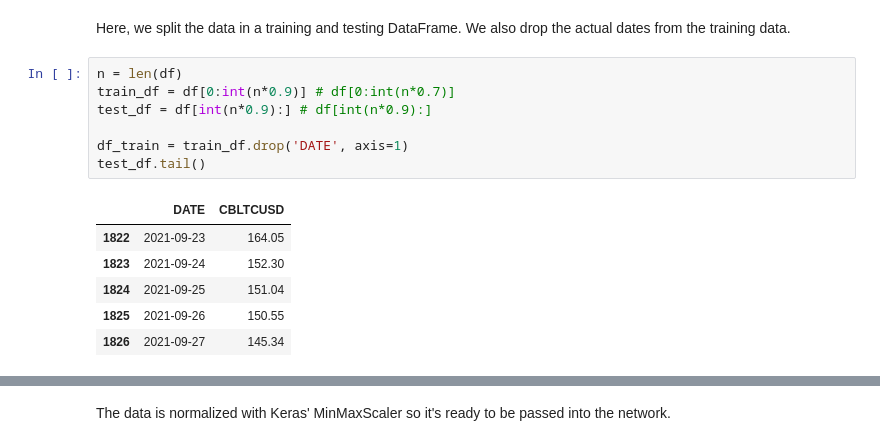
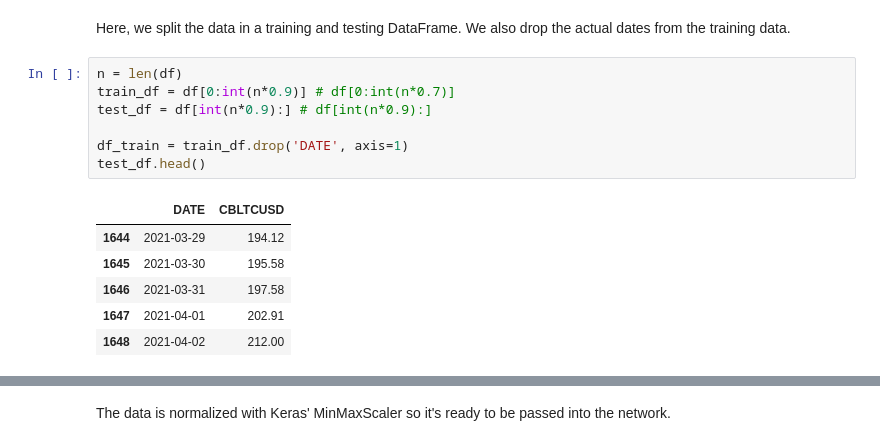
Before and after one commit to frederni/TMA4285-TimeSeries, a Jupyter notebook: TimeSeriesLSTM.ipynb, the cells around one changed output, grey strips where cells are left out. Saved outputs shown, nothing was run; the diff lists cells and outputs as text.

```diff
--- a/TimeSeriesLSTM.ipynb
+++ b/TimeSeriesLSTM.ipynb
@@ -29,14 +29,14 @@ Here, we split the data in a training and testing DataFrame. We also drop the ac
 # %%
 n = len(df)
 train_df = df[0:int(n*0.9)] # df[0:int(n*0.7)]
 test_df = df[int(n*0.9):] # df[int(n*0.9):]
 
 df_train = train_df.drop('DATE', axis=1)
-test_df.tail()
+test_df.head()
 # %% [output]
 |  | DATE | CBLTCUSD |
-| 1822 | 2021-09-23 | 164.05 |
-| 1823 | 2021-09-24 | 152.30 |
-| 1824 | 2021-09-25 | 151.04 |
-| 1825 | 2021-09-26 | 150.55 |
-| 1826 | 2021-09-27 | 145.34 |
+| 1644 | 2021-03-29 | 194.12 |
+| 1645 | 2021-03-30 | 195.58 |
+| 1646 | 2021-03-31 | 197.58 |
+| 1647 | 2021-04-01 | 202.91 |
+| 1648 | 2021-04-02 | 212.00 |
```
Also changed, not shown: parts of 11 cells of this notebook, 2 other files.
